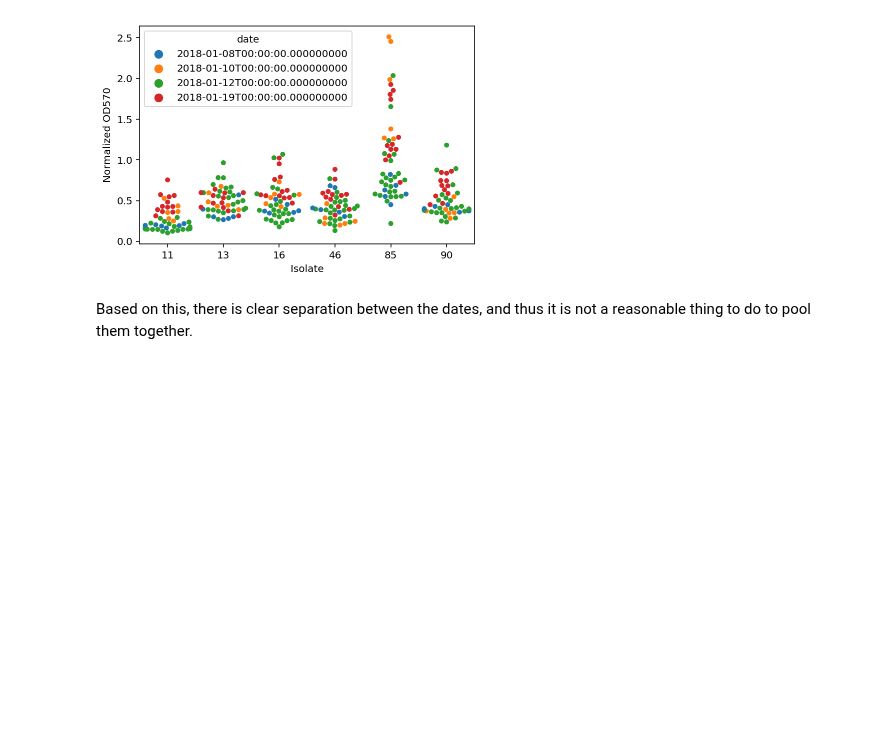
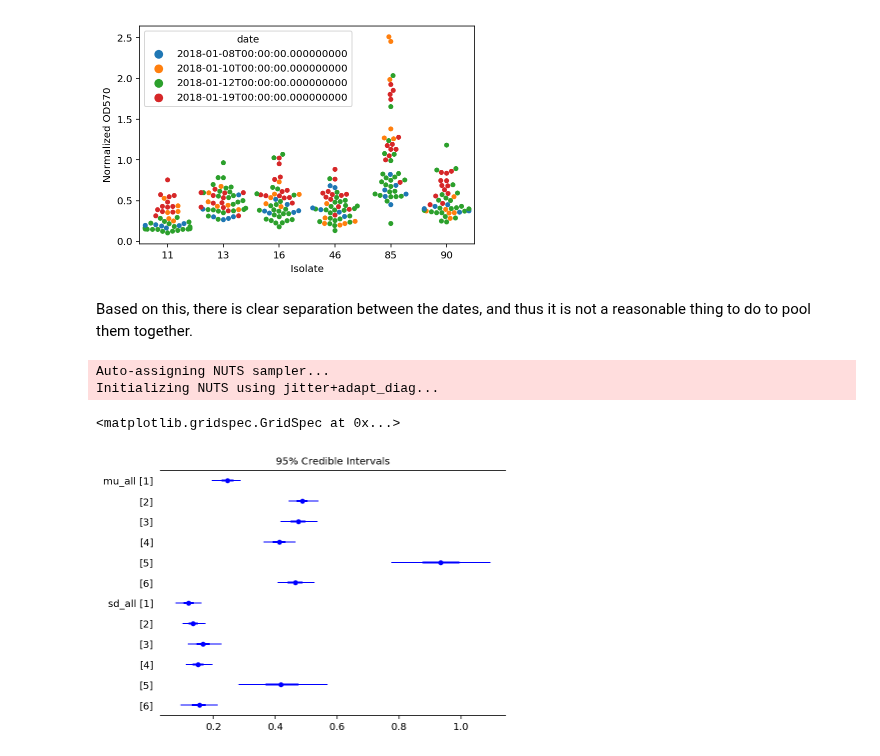
Before and after one commit to afcarl/mia-stats, a Jupyter notebook: biofilm/20180201-analysis.ipynb, the cells around one changed output. Cells and saved outputs as stored; diff of their text form; code cells hidden in the pictures; blank space fills up the shorter version.

Commit message:
started some modelling

```diff
--- a/biofilm/20180201-analysis.ipynb
+++ b/biofilm/20180201-analysis.ipynb
@@ -45,0 +57,11 @@ Based on this, there is clear separation between the dates, and thus it is not a
+# %%
+with nonhierarchical_model:
+    nonhierarchical_trace = pm.sample(2000)
+# %% [output]
+Auto-assigning NUTS sampler...
+Initializing NUTS using jitter+adapt_diag...
+# %%
+pm.forestplot(trace_lognormal, varnames=['mu_all', 'sd_all'])
+# %% [output]
+<matplotlib.gridspec.GridSpec at 0x...>
+[figure, added]
```
Also changed, not shown: parts of 6 cells of this notebook, 1 other file.
